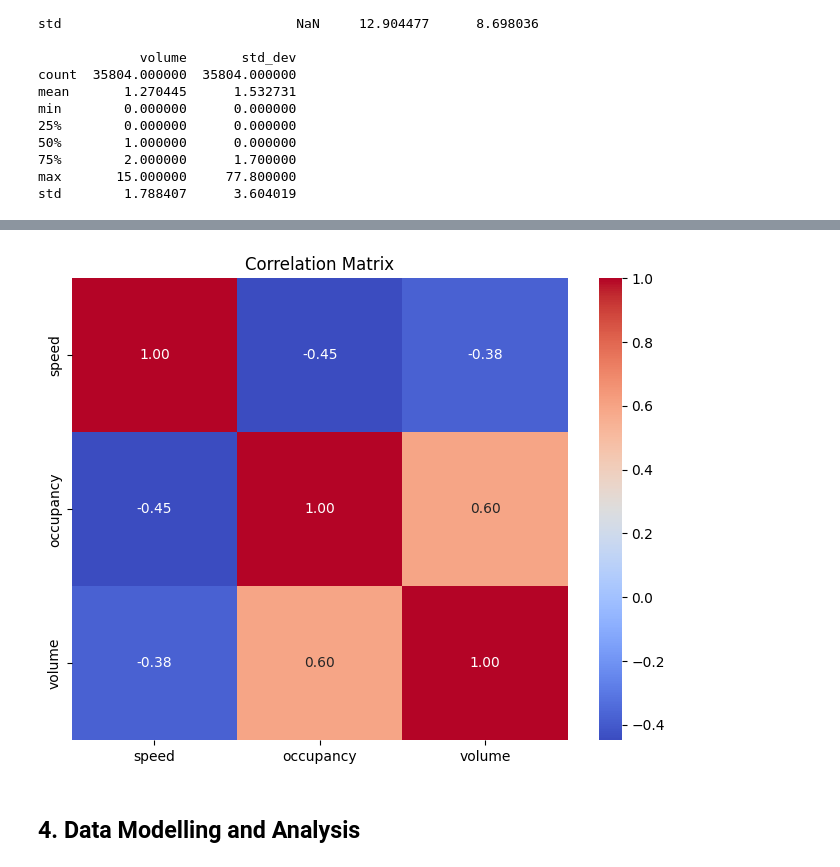
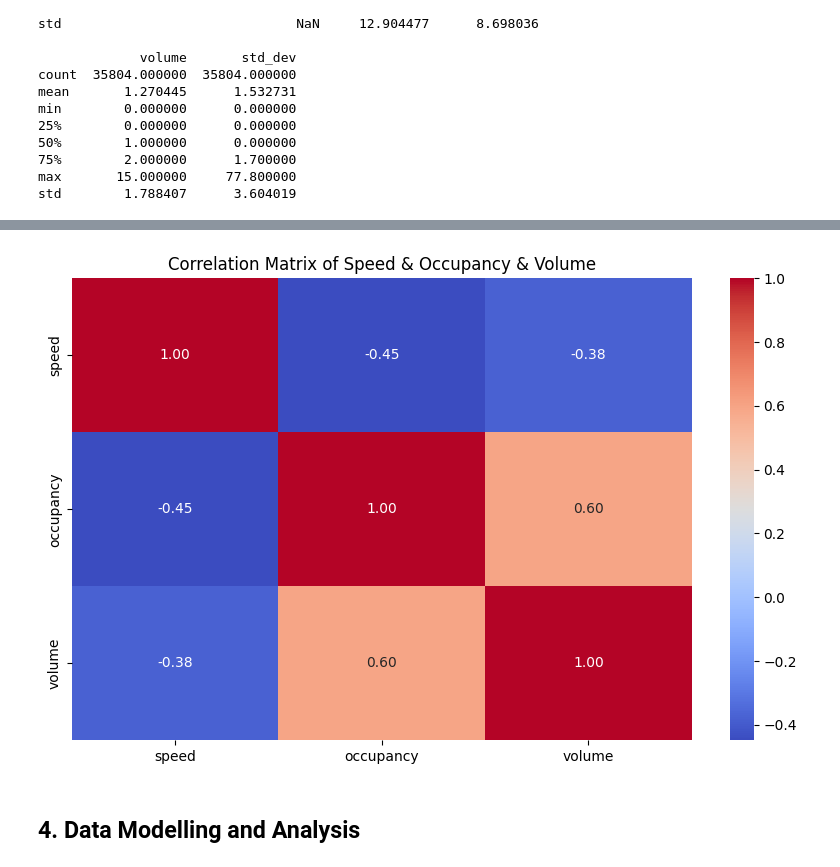
Before and after one commit to linxianying/G12_GuidedProject, a Jupyter notebook: traffic_air_sg.ipynb, the cells around one changed output, grey strips where cells are left out. Saved outputs shown, nothing was run; the diff lists cells and outputs as text; code cells hidden in the pictures.

```diff
--- a/traffic_air_sg.ipynb
+++ b/traffic_air_sg.ipynb
@@ -542,14 +542,14 @@ Date: 2024-02-28 00:00:00, Volume: 15, Detector ID: AID20059
 # %%
 # Calculate correlation matrix
 correlation_matrix = hk_traffic_df[['speed', 'occupancy', 'volume']].corr()
 
 # Plotting heatmap of correlations
-plt.figure(figsize=(8, 6))
+plt.figure(figsize=(10, 6))
 sns.heatmap(correlation_matrix, annot=True, cmap='coolwarm', fmt='.2f')
 plt.title('Correlation Matrix of Speed & Occupancy & Volume')
 plt.show()
 # %% [output]
-[figure, old version]
+[figure, new version]
 # %% [markdown]
 ## 4. Data Modelling and Analysis
 # %% [markdown]
```
Also changed, not shown: parts of 3 cells of this notebook.
